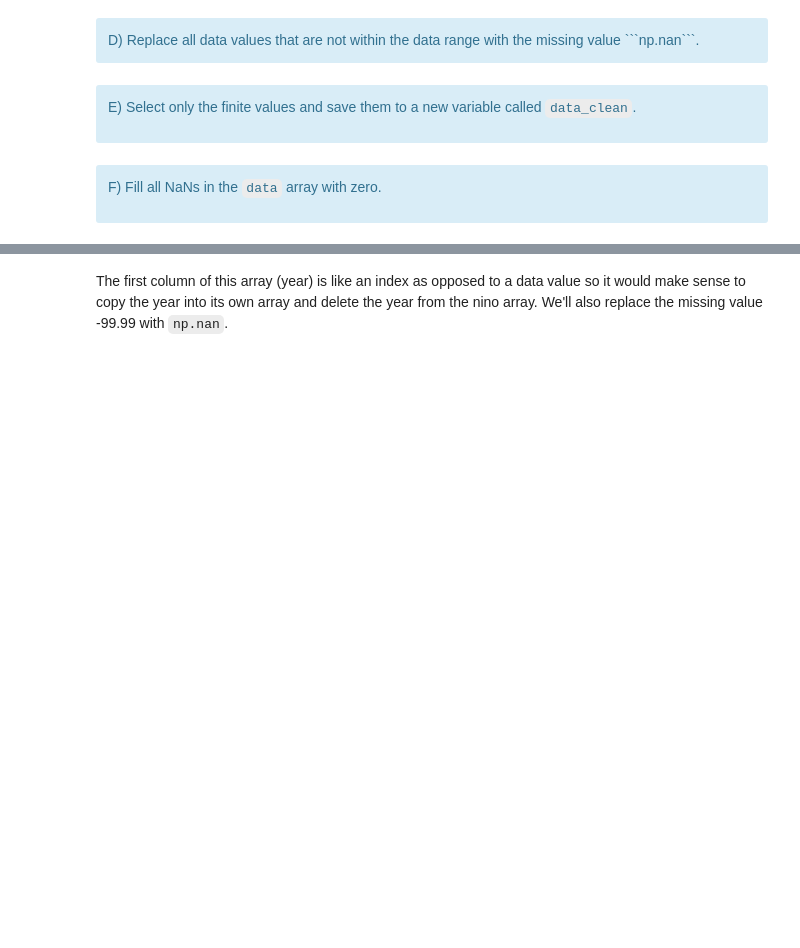
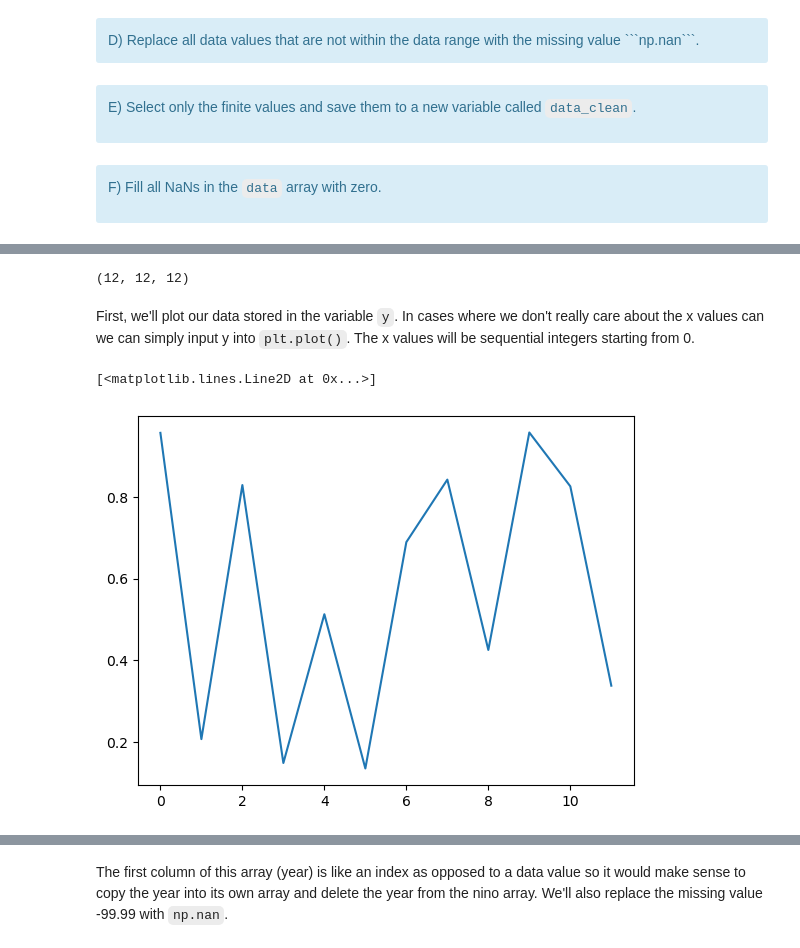
Before and after one commit to kerriegeil/DEV_canvas_beginner_py, a Jupyter notebook: 06_IntroToNumpy.ipynb, the cells around one changed output, grey strips where cells are left out. Cells and saved outputs as stored; diff of their text form; code cells hidden in the pictures; blank space fills up the shorter version.

Commit message:
add plotting section, switch out enso file

````diff
--- a/06_IntroToNumpy.ipynb
+++ b/06_IntroToNumpy.ipynb
@@ -2320,0 +1864,16 @@
+# %%
+# create some data for plotting
+y = np.random.default_rng(seed=10).random(12) # 12 random floats
+x = np.linspace(5,10,12) # 12 evenly spaced floats
+labels = ['JAN','FEB','MAR','APR','MAY','JUN','JUL','AUG','SEP','OCT','NOV','DEC'] # 12 month strings
+len(y),len(x),len(labels)
+# %% [output]
+(12, 12, 12)
+# %% [markdown]
+First, we'll plot our data stored in the variable ```y```. In cases where we don't really care about the x values can we can simply input y into ```plt.plot()```. The x values will be sequential integers starting from 0.
+# %%
+# plot y data
+plt.plot(y)
+# %% [output]
+[<matplotlib.lines.Line2D at 0x...>]
+[figure, added]
````
Also changed, not shown: parts of 154 cells of this notebook, 3 other files.
